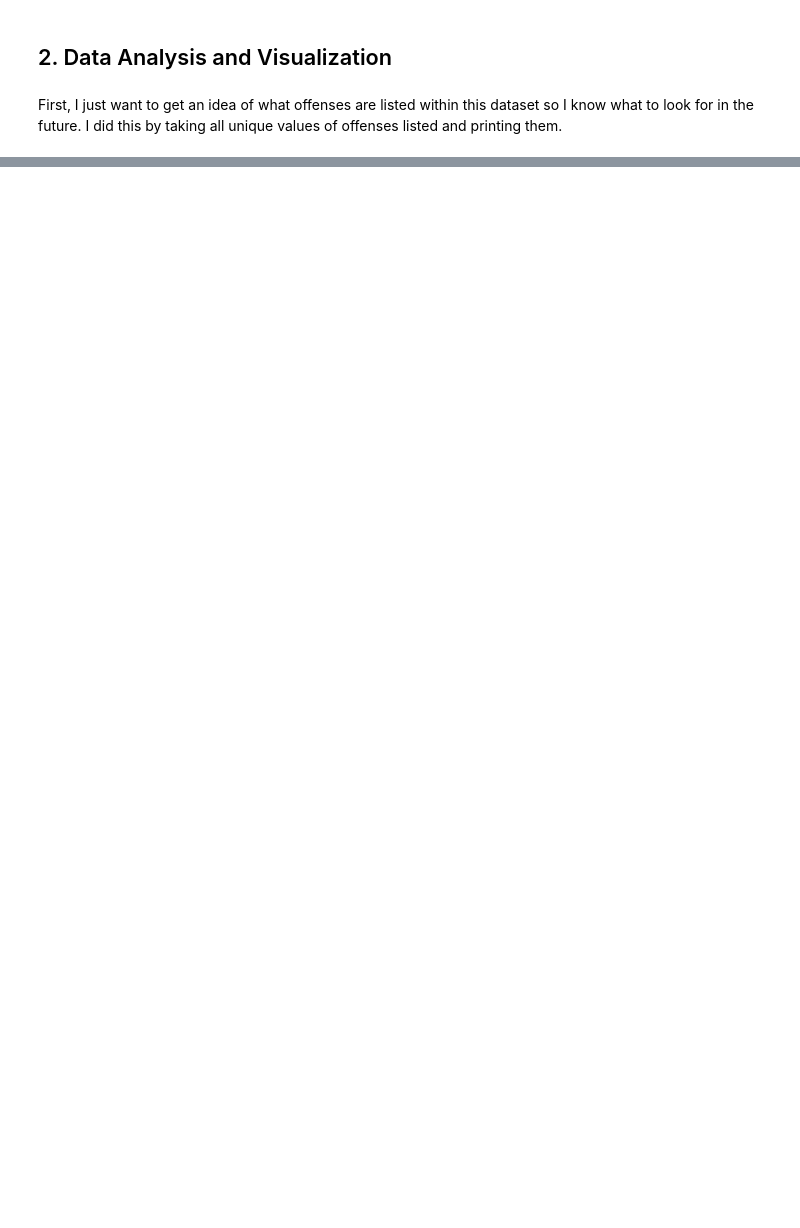
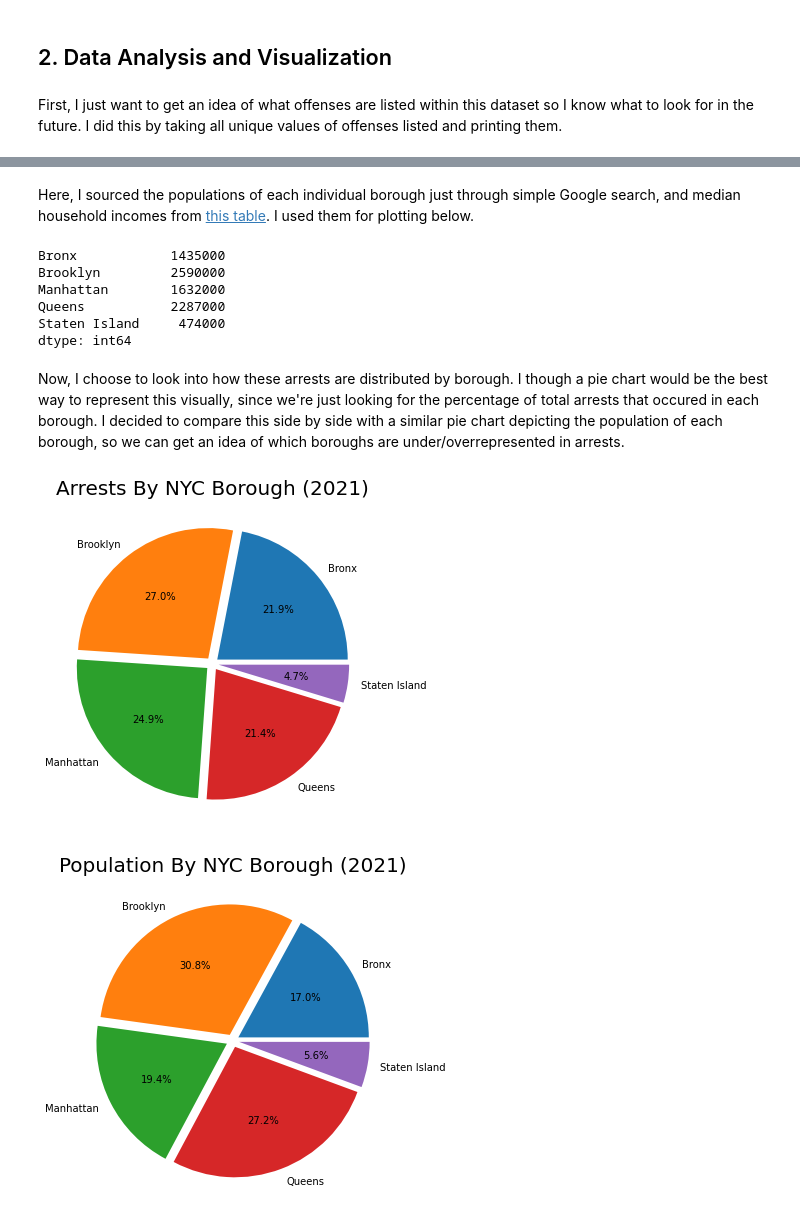
Before and after one commit to monsarkey/monsarkey.github.io, a Jupyter notebook: smarkey_nyc_crime.ipynb, the cells around one changed output, grey strips where cells are left out. Cells and saved outputs as stored; diff of their text form; code cells hidden in the pictures; blank space fills up the shorter version.

```diff
--- a/smarkey_nyc_crime.ipynb
+++ b/smarkey_nyc_crime.ipynb
@@ -54,6 +56,6 @@ df.head()
 # %% [markdown]
 Here, we just make sure we're working with floats for later.
 # %%
-df.loc['Latitude'] = df['Latitude'].astype(float)
-df.loc['Longitude'] = df['Longitude'].astype(float)
+df['Latitude'] = df['Latitude'].astype(float)
+df['Longitude'] = df['Longitude'].astype(float)
 # %% [output]
@@ -90,0 +165,48 @@ heatmap
+# %% [markdown]
+Here, I sourced the populations of each individual borough just through simple Google search, and median household incomes from [this table](https://www.baruch.cuny.edu/nycdata/income-taxes/med_hhold_income.htm). I used them for plotting below.
+# %%
+populations = {
+    "Bronx": 1435000,
+    "Brooklyn": 2590000,
+    "Manhattan": 1632000,
+    "Queens": 2287000,
+    "Staten Island": 474000
+}
+
+med_household_inc = {
+    "Bronx": 37379,
+    "Brooklyn": 56942,
+    "Manhattan": 85071,
+    "Queens": 64509,
+    "Staten Island": 79201
+}
+
+labels = ['Bronx','Brooklyn','Manhattan', 'Queens', 'Staten Island']
+
+populations = pd.Series(populations)
+med_household_inc = pd.Series(med_household_inc)
+populations
+# %% [output]
+Bronx            1435000
+Brooklyn         2590000
+Manhattan        1632000
+Queens           2287000
+Staten Island     474000
+dtype: int64
+# %% [markdown]
+Now, I choose to look into how these arrests are distributed by borough. I though a pie chart would be the best way to represent this visually, since we're just looking for the percentage of total arrests that occured in each borough. I decided to compare this side by side with a similar pie chart depicting the population of each borough, so we can get an idea of which boroughs are under/overrepresented in arrests.
+# %%
+borough_dist = df.groupby('ARREST_BORO').count()['KY_CD']
+
+plt.figure(figsize=(6,6))
+plt.title('Arrests By NYC Borough (2021)', fontsize=20)
+plt.pie(borough_dist, explode=(0.05, 0.05, 0.05, 0.05, 0.05), labels=labels, autopct='%1.1f%%')
+plt.show()
+
+plt.figure(figsize=(6,6))
+plt.title('Population By NYC Borough (2021)', fontsize=20)
+plt.pie(populations, explode=(0.05, 0.05, 0.05, 0.05, 0.05), labels=labels, autopct='%1.1f%%')
+plt.show()
+# %% [output]
+[figure, added]
+[figure, added]
```
Also changed, not shown: parts of 19 cells of this notebook, 1 other file.
